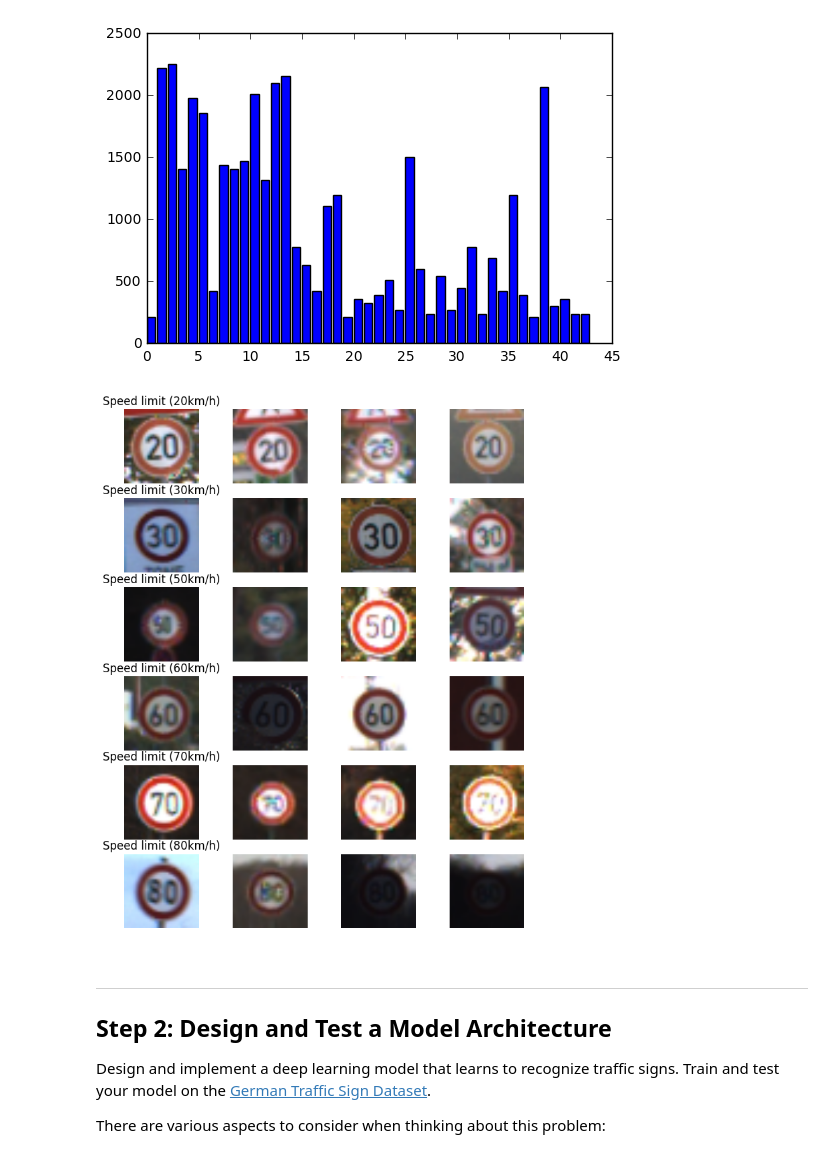
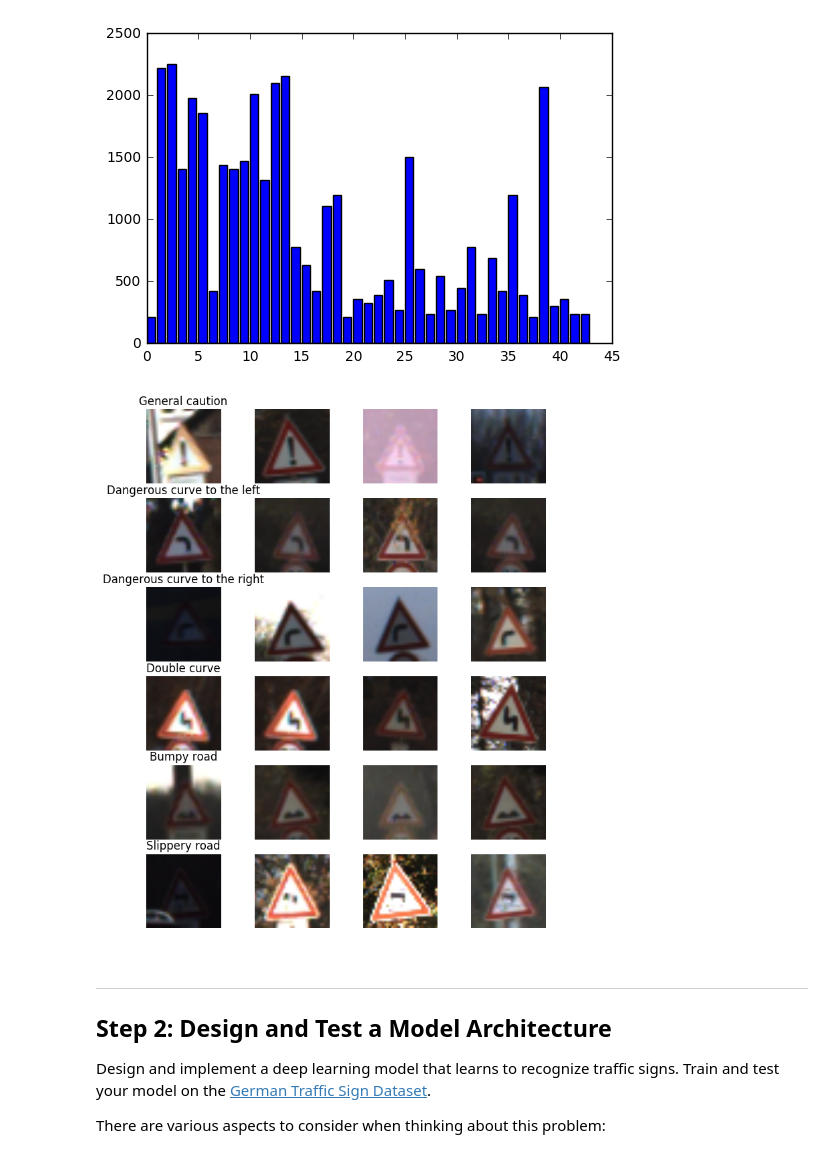
Before and after one commit to subodh-malgonde/traffic-signs-classification, a Jupyter notebook: Traffic_Signs_Recognition.ipynb, the cells around one changed output. Drawn from its saved outputs; the diff is of its cells as text; code cells hidden in the pictures.

Commit message:
added code for testing and visualizing training set images

```diff
--- a/Traffic_Signs_Recognition.ipynb
+++ b/Traffic_Signs_Recognition.ipynb
@@ -108,35 +108,35 @@ labels = ['Speed limit (20km/h)', 'Speed limit (30km/h)', 'Speed limit (50km/h)'
 
 num_classes = len(labels)
 
 # Visualize 3 Samples per class for 6 classes at a time
 samples_per_class = 4
 classes_per_visualization = 6
 
 # Change this parameter to decide which classes to visualize. Should be <= 7
-class_id_offset = 0
+class_id_offset = 3
 
 ids = range(num_classes)
 
 start = class_id_offset*classes_per_visualization
 end = min(start + classes_per_visualization, num_classes)
 
 label_slice = labels[start:end]
 ids_slice = ids[start:end]
 
 for j, class_id in enumerate(ids_slice):
     title = label_slice[j]
 
     idxs = np.flatnonzero(y_train == class_id)
     idxs = np.random.choice(idxs, samples_per_class, replace=False)
     for i, idx in enumerate(idxs):
         plt_idx = j*samples_per_class + i + 1
         plt.subplot(classes_per_visualization, samples_per_class, plt_idx)
         plt.imshow(X_train[idx].astype('uint8'))
         plt.axis('off')
         if i == 0:
             plt.title(title)
 # %% [output]
-[figure, old version]
+[figure, new version]
 # %% [markdown]
 ----
 
```
Also changed, not shown: parts of 8 cells of this notebook.
